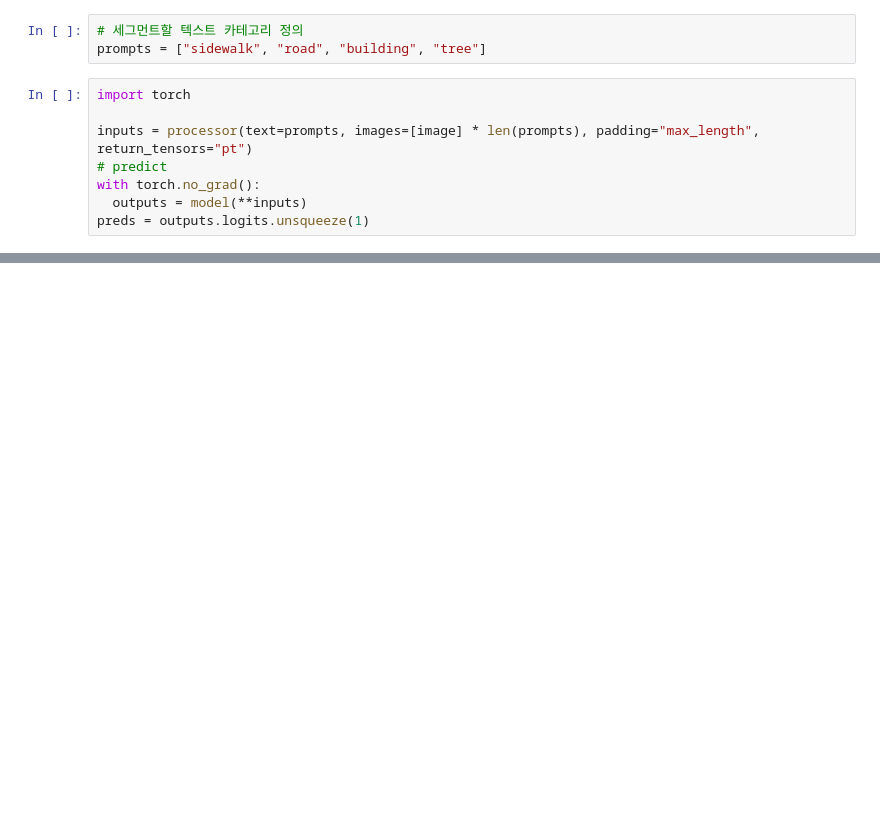
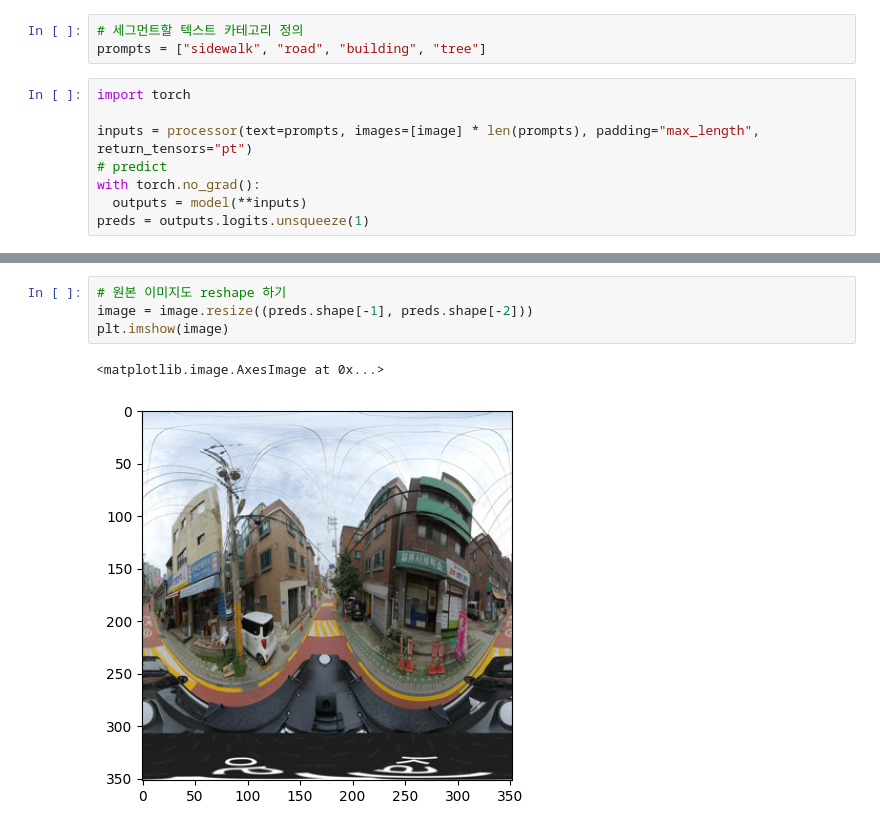
Before and after one commit to hwk06023/WellnessMapDB, a Jupyter notebook: CLIPseg.ipynb, the cells around one changed output, grey strips where cells are left out. Drawn from its saved outputs; the diff is of its cells as text; blank space fills up the shorter version.

```diff
--- a/CLIPseg.ipynb
+++ b/CLIPseg.ipynb
@@ -53,0 +54,7 @@ plt.imshow(inds)
+# %%
+# 원본 이미지도 reshape 하기
+image = image.resize((preds.shape[-1], preds.shape[-2]))
+plt.imshow(image)
+# %% [output]
+<matplotlib.image.AxesImage at 0x...>
+[figure, added]
```
Also changed, not shown: parts of 4 cells of this notebook, 16 other files.
